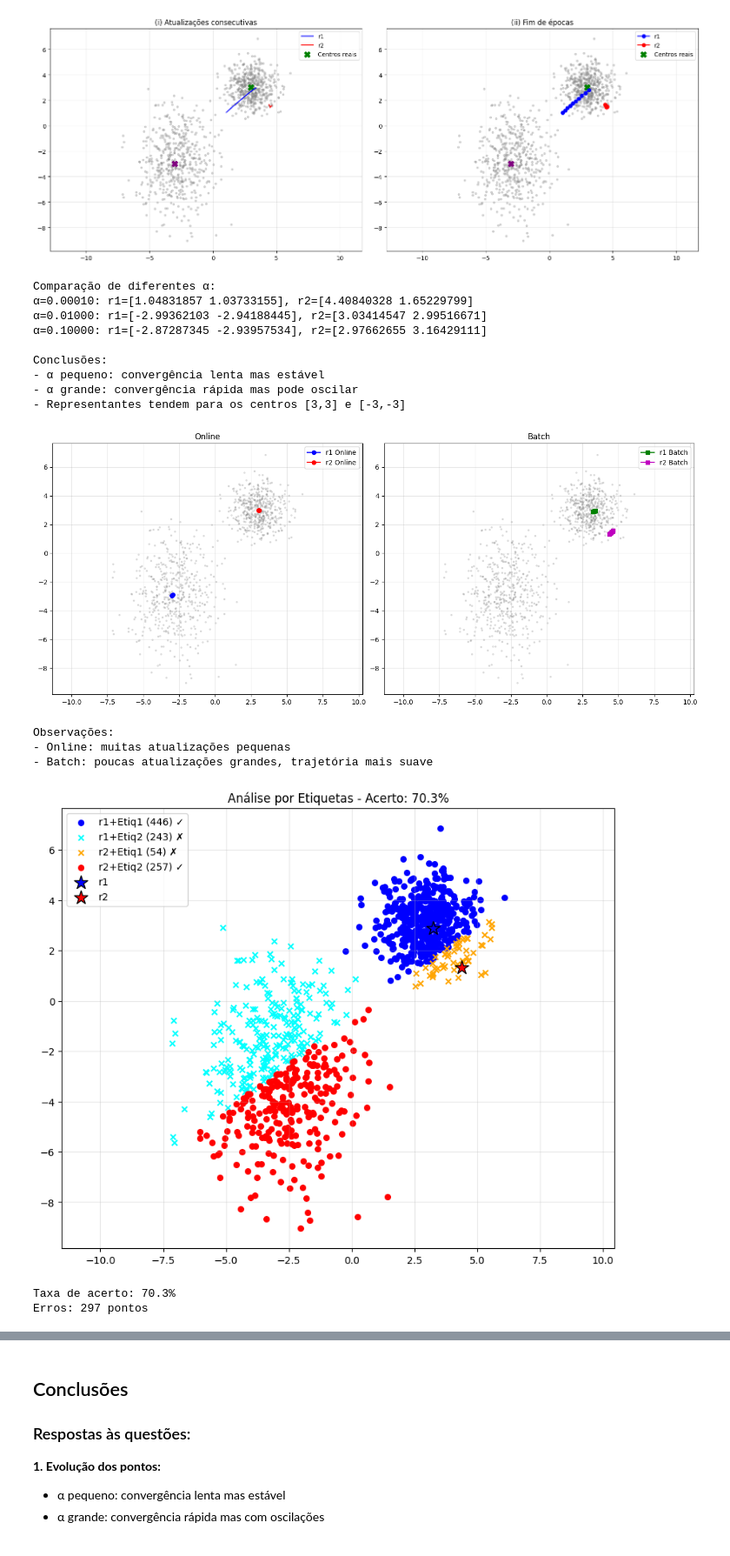
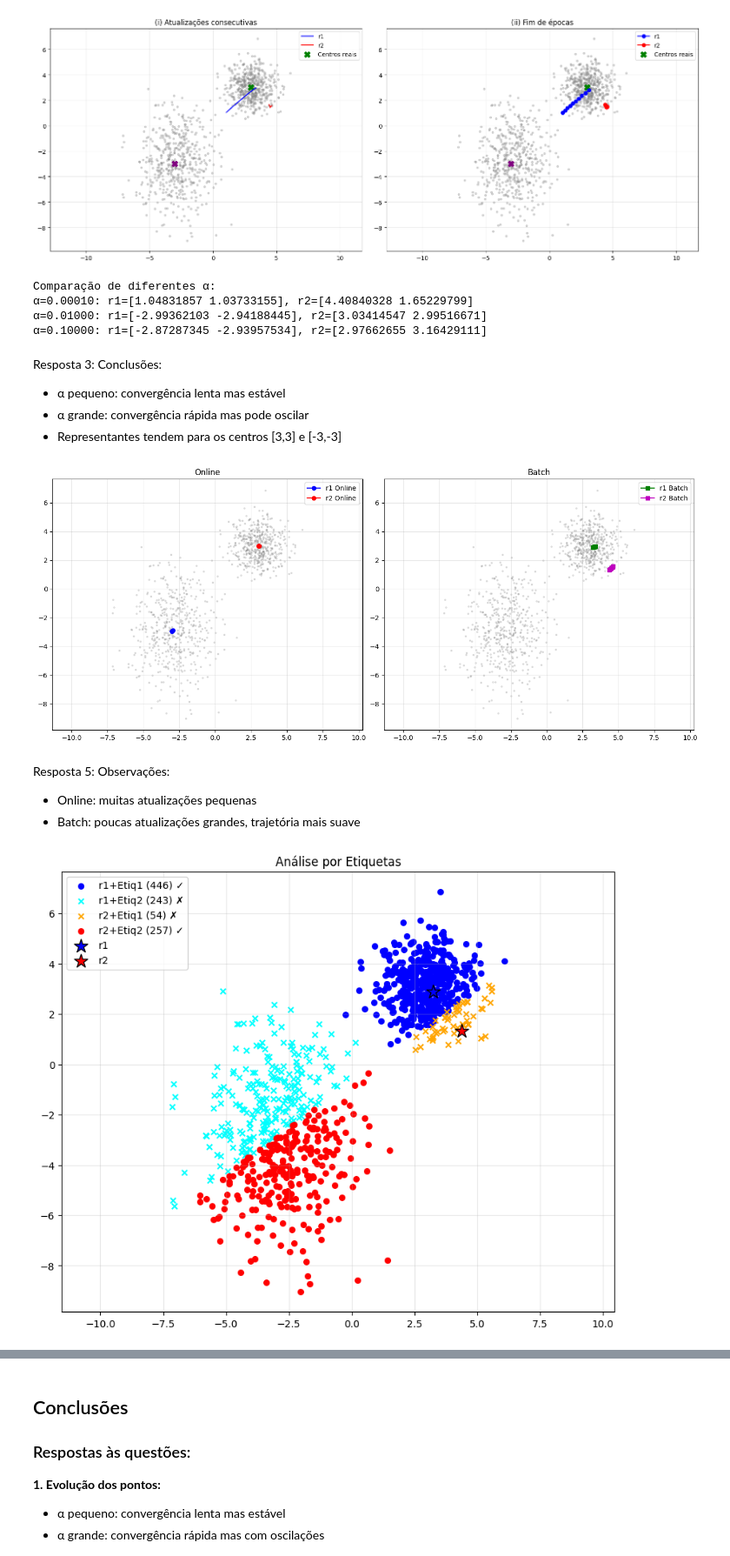
Before and after one commit to y0c0ms/IAA_MEI25, a Jupyter notebook: Exercicio1/Implementação_K-Means.ipynb, the cells around one changed output, grey strips where cells are left out. Shown: that part at 87% size. Drawn from its saved outputs; the diff is of its cells as text; code cells hidden in the pictures.

```diff
--- a/Exercicio1/Implementação_K-Means.ipynb
+++ b/Exercicio1/Implementação_K-Means.ipynb
@@ -109,21 +109,17 @@ print("Comparação de diferentes α:")
 for a in alphas:
     _, _, r1, r2 = kmeans_online(dados, a, 10)
     print(f"α={a:6.5f}: r1={r1}, r2={r2}")
-
-print("\nConclusões:")
-print("- α pequeno: convergência lenta mas estável")
-print("- α grande: convergência rápida mas pode oscilar")
-print("- Representantes tendem para os centros [3,3] e [-3,-3]")
 # %% [output]
 Comparação de diferentes α:
 α=0.00010: r1=[1.04831857 1.03733155], r2=[4.40840328 1.65229799]
 α=0.01000: r1=[-2.99362103 -2.94188445], r2=[3.03414547 2.99516671]
 α=0.10000: r1=[-2.87287345 -2.93957534], r2=[2.97662655 3.16429111]
-
-Conclusões:
-- α pequeno: convergência lenta mas estável
-- α grande: convergência rápida mas pode oscilar
-- Representantes tendem para os centros [3,3] e [-3,-3]
+# %% [markdown]
+Resposta 3:
+Conclusões:
+- α pequeno: convergência lenta mas estável
+- α grande: convergência rápida mas pode oscilar
+- Representantes tendem para os centros [3,3] e [-3,-3]
 # %%
 def kmeans_batch(dados, alpha, n_epocas, seed=42):
     """Ponto 4: K-Means batch - acumular alterações."""
@@ -201,50 +197,43 @@ axes[1].grid(True, alpha=0.3)
 
 plt.tight_layout()
 plt.show()
-
-print("Observações:")
-print("- Online: muitas atualizações pequenas")
-print("- Batch: poucas atualizações grandes, trajetória mais suave")
 # %% [output]
 [figure]
-Observações:
-- Online: muitas atualizações pequenas
-- Batch: poucas atualizações grandes, trajetória mais suave
+# %% [markdown]
+Resposta 5:
+Observações:
+- Online: muitas atualizações pequenas
+- Batch: poucas atualizações grandes, trajetória mais suave
 # %%
 # Ponto 6: Análise com 4 cores
 r1_final = r1_batch
 r2_final = r2_batch
 
 # Calcular distâncias
 dist_r1 = np.linalg.norm(dados - r1_final, axis=1)
 dist_r2 = np.linalg.norm(dados - r2_final, axis=1)
 mais_proximo_r1 = dist_r1 < dist_r2
 
 # 4 grupos
 grupo1 = mais_proximo_r1 & (labels_verdadeiras == 1)  # r1 + etiq 1
 grupo2 = mais_proximo_r1 & (labels_verdadeiras == 2)  # r1 + etiq 2
 grupo3 = (~mais_proximo_r1) & (labels_verdadeiras == 1)  # r2 + etiq 1
 grupo4 = (~mais_proximo_r1) & (labels_verdadeiras == 2)  # r2 + etiq 2
 
 plt.figure(figsize=(10, 8))
 plt.scatter(dados[grupo1, 0], dados[grupo1, 1], c='blue', label=f'r1+Etiq1 ({np.sum(grupo1)}) ✓', s=30)
 plt.scatter(dados[grupo2, 0], dados[grupo2, 1], c='cyan', marker='x', label=f'r1+Etiq2 ({np.sum(grupo2)}) ✗', s=30)
 plt.scatter(dados[grupo3, 0], dados[grupo3, 1], c='orange', marker='x', label=f'r2+Etiq1 ({np.sum(grupo3)}) ✗', s=30)
 plt.scatter(dados[grupo4, 0], dados[grupo4, 1], c='red', label=f'r2+Etiq2 ({np.sum(grupo4)}) ✓', s=30)
 
 plt.scatter(r1_final[0], r1_final[1], c='blue', s=200, marker='*', edgecolors='black', label='r1')
 plt.scatter(r2_final[0], r2_final[1], c='red', s=200, marker='*', edgecolors='black', label='r2')
 
 acerto = (np.sum(grupo1) + np.sum(grupo4)) / len(dados) * 100
-plt.title(f'Análise por Etiquetas - Acerto: {acerto:.1f}%')
+plt.title(f'Análise por Etiquetas')
 plt.legend()
 plt.axis('equal')
 plt.grid(True, alpha=0.3)
 plt.show()
-
-print(f"Taxa de acerto: {acerto:.1f}%")
-print(f"Erros: {np.sum(grupo2) + np.sum(grupo3)} pontos")
 # %% [output]
-[figure, old version]
+[figure, new version]
-Taxa de acerto: 70.3%
-Erros: 297 pontos
```
Also changed, not shown: parts of 2 cells of this notebook, 1 other file.
